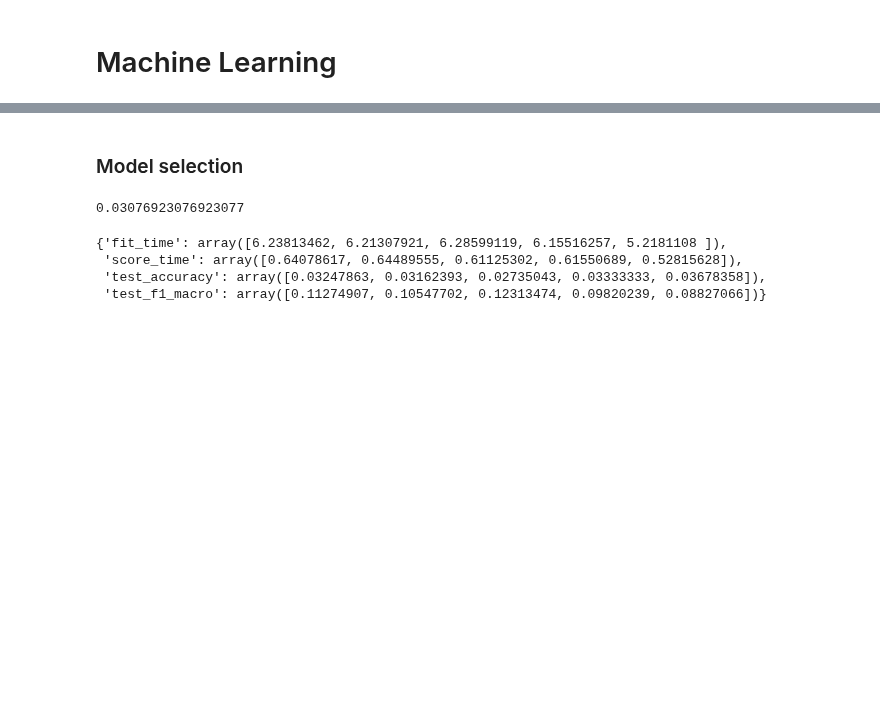
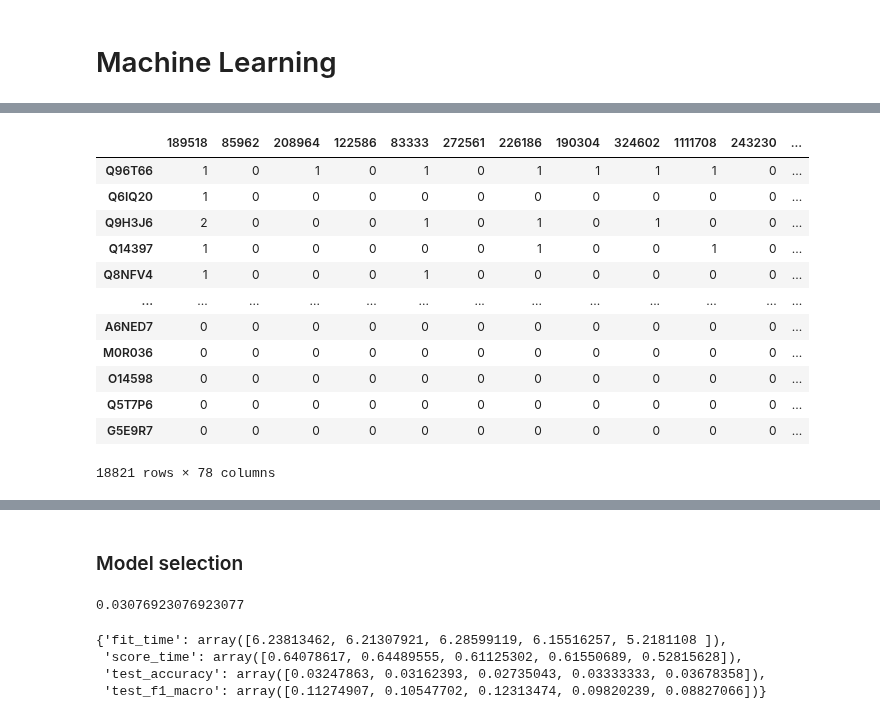
Before and after one commit to geovalexis/PP2GO, a Jupyter notebook: notebooks/machine_learning.ipynb, the cells around one changed output, grey strips where cells are left out. Drawn from its saved outputs; the diff is of its cells as text; code cells hidden in the pictures; blank space fills up the shorter version.

```diff
--- a/notebooks/machine_learning.ipynb
+++ b/notebooks/machine_learning.ipynb
@@ -214,0 +241,18 @@ When a gene has several GO terms, they are reduced to just one: the Lowest Commo
+# %%
+# Add label column
+human_pp_matrix["isMitochondrial"] = human_pp_matrix.index.map(lambda x: 1 if x in mitocarta else 0)
+human_pp_matrix
+# %% [output]
+|  | 189518 | 85962 | 208964 | 122586 | 83333 | 272561 | 226186 | 190304 | 324602 | 1111708 | 243230 | ... |
+| Q96T66 | 1 | 0 | 1 | 0 | 1 | 0 | 1 | 1 | 1 | 1 | 0 | ... |
+| Q6IQ20 | 1 | 0 | 0 | 0 | 0 | 0 | 0 | 0 | 0 | 0 | 0 | ... |
+| Q9H3J6 | 2 | 0 | 0 | 0 | 1 | 0 | 1 | 0 | 1 | 0 | 0 | ... |
+| Q14397 | 1 | 0 | 0 | 0 | 0 | 0 | 1 | 0 | 0 | 1 | 0 | ... |
+| Q8NFV4 | 1 | 0 | 0 | 0 | 1 | 0 | 0 | 0 | 0 | 0 | 0 | ... |
+| ... | ... | ... | ... | ... | ... | ... | ... | ... | ... | ... | ... | ... |
+| A6NED7 | 0 | 0 | 0 | 0 | 0 | 0 | 0 | 0 | 0 | 0 | 0 | ... |
+| M0R036 | 0 | 0 | 0 | 0 | 0 | 0 | 0 | 0 | 0 | 0 | 0 | ... |
+| O14598 | 0 | 0 | 0 | 0 | 0 | 0 | 0 | 0 | 0 | 0 | 0 | ... |
+| Q5T7P6 | 0 | 0 | 0 | 0 | 0 | 0 | 0 | 0 | 0 | 0 | 0 | ... |
+| G5E9R7 | 0 | 0 | 0 | 0 | 0 | 0 | 0 | 0 | 0 | 0 | 0 | ... |
+18821 rows × 78 columns
```
Also changed, not shown: parts of 18 cells of this notebook.
